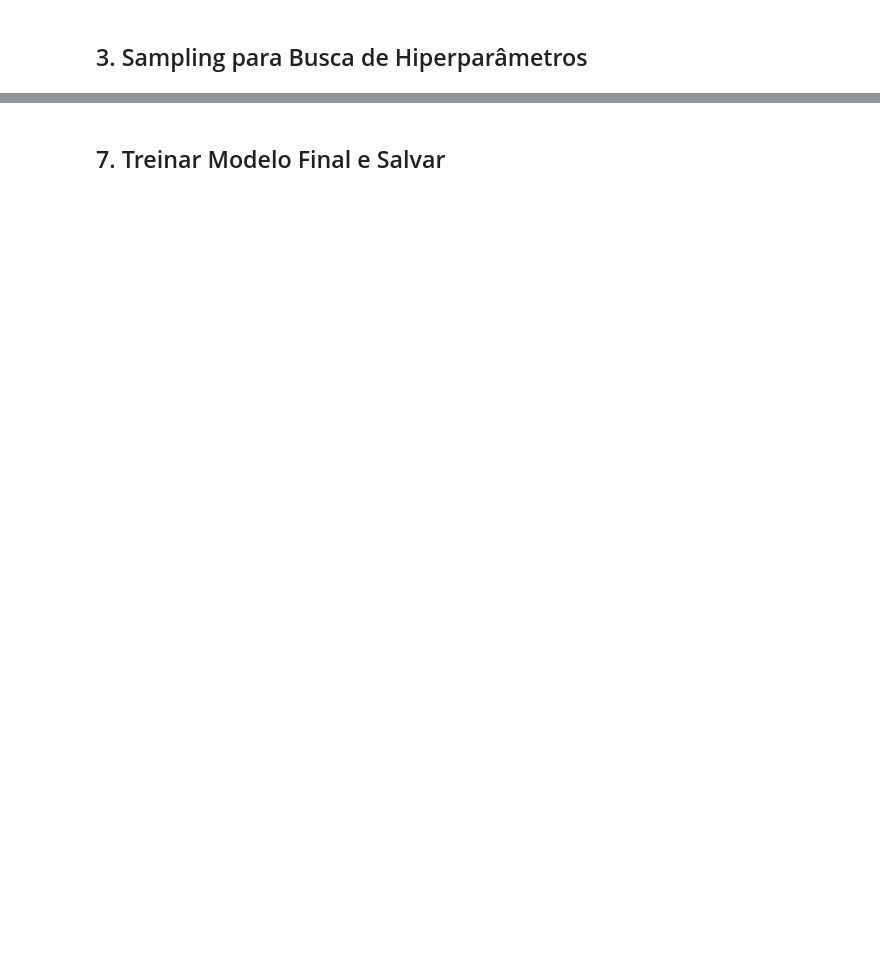
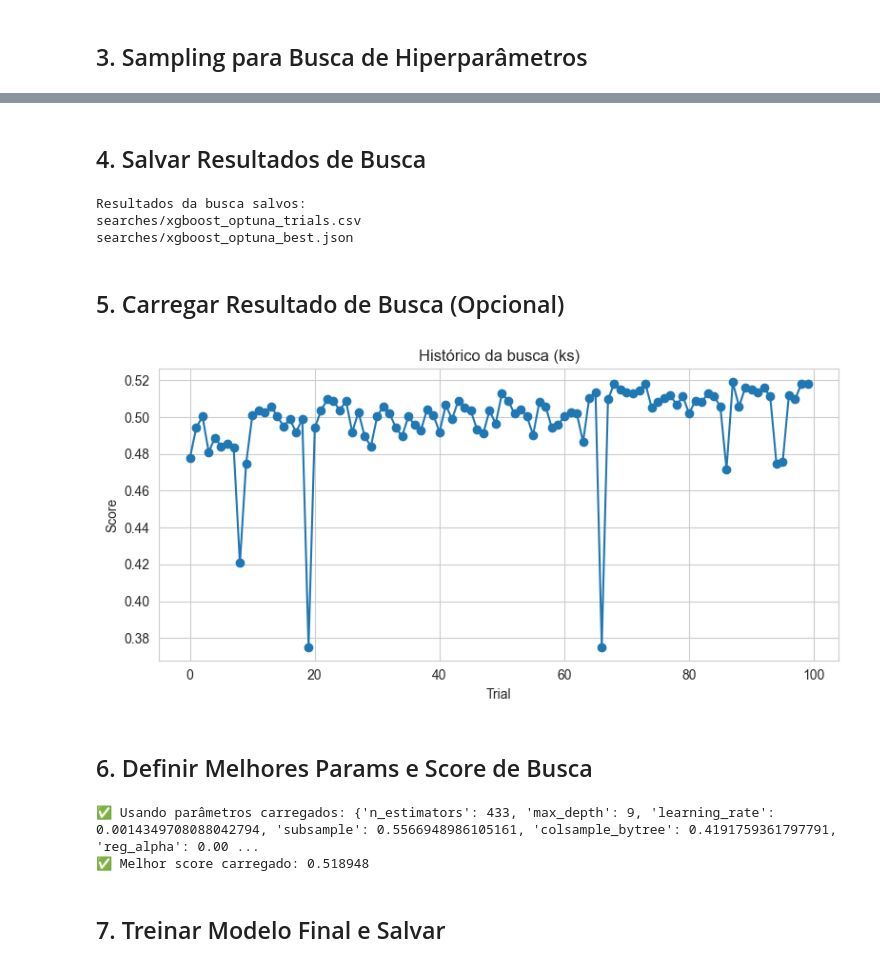
Before and after one commit to thomazcabral/projetos-if702, a Jupyter notebook: projeto-churn/2_XGBoost.ipynb, the cells around one changed output, grey strips where cells are left out. Cells and saved outputs as stored; diff of their text form; code cells hidden in the pictures; blank space fills up the shorter version.

Commit message:
feat: xgboost script and small corrections

```diff
--- a/projeto-churn/2_XGBoost.ipynb
+++ b/projeto-churn/2_XGBoost.ipynb
@@ -244,0 +345,2 @@ else:
+# %%
+optuna_vis.plot_optimization_history(study, target_name=scoring_metric)
@@ -245,2 +385,70 @@ else:
+# %% [markdown]
+## 4. Salvar Resultados de Busca
+# %%
+SEARCH_RESULTS_FOLDER = "searches"
+os.makedirs(SEARCH_RESULTS_FOLDER, exist_ok=True)
+
+trials_path = os.path.join(SEARCH_RESULTS_FOLDER, f"{MODEL_NAME.lower()}_optuna_trials.csv")
+best_params_path = os.path.join(SEARCH_RESULTS_FOLDER, f"{MODEL_NAME.lower()}_optuna_best.json")
+
+trials_df.to_csv(trials_path, index=False)
+with open(best_params_path, "w") as f:
+    json.dump(study.best_params, f, indent=2, default=str)
+
+print("Resultados da busca salvos:")
+print(trials_path)
+print(best_params_path)
+# %% [output]
+Resultados da busca salvos:
+searches/xgboost_optuna_trials.csv
+searches/xgboost_optuna_best.json
+# %%
+loaded_best_params = None
+loaded_trials_df = None
+# %% [markdown]
+## 5. Carregar Resultado de Busca (Opcional)
+# %%
+if os.path.exists(trials_path):
+    loaded_trials_df = pd.read_csv(trials_path)
+if os.path.exists(best_params_path):
+    with open(best_params_path, "r") as f:
+        loaded_best_params = json.load(f)
+# %%
+# Plotar a história da busca a partir dos resultados carregados
+if loaded_trials_df is not None and "value" in loaded_trials_df.columns:
+    plot_df = loaded_trials_df.sort_values("number") if "number" in loaded_trials_df.columns else loaded_trials_df
+    plt.figure(figsize=(8, 4))
+    plt.plot(plot_df["value"].values, marker="o")
+    plt.title(f"Histórico da busca ({scoring_metric})")
+    plt.xlabel("Trial")
+    plt.ylabel("Score")
+    plt.tight_layout()
+    plt.show()
+# %% [output]
+[figure, added]
+# %% [markdown]
+## 6. Definir Melhores Params e Score de Busca
+# %%
+# Definir Melhores Parâmetros para Uso Posterior
+if loaded_best_params is not None:
+    best_params = loaded_best_params
+    if loaded_trials_df is not None and "value" in loaded_trials_df.columns:
+        best_score = (
+            loaded_trials_df["value"].min()
+            if direction == "minimize"
+            else loaded_trials_df["value"].max()
+        )
+    else:
+        best_score = study.best_value
+    print(f"✅ Usando parâmetros carregados: {best_params}")
+    print(f"✅ Melhor score carregado: {best_score:.6f}")
+else:
+    best_params = study.best_params
+    best_score = study.best_value
+    print(f"✅ Usando parâmetros da busca atual: {best_params}")
+    print(f"✅ Melhor score da busca atual: {best_score:.6f}")
+# %% [output]
+✅ Usando parâmetros carregados: {'n_estimators': 433, 'max_depth': 9, 'learning_rate': 0.0014349708088042794, 'subsample': 0.5566948986105161, 'colsample_bytree': 0.4191759361797791, 'reg_alpha': 0.00 ...
+✅ Melhor score carregado: 0.518948
 # %% [markdown]
 ## 7. Treinar Modelo Final e Salvar
```
Also changed, not shown: parts of 55 cells of this notebook, 8 other files.
